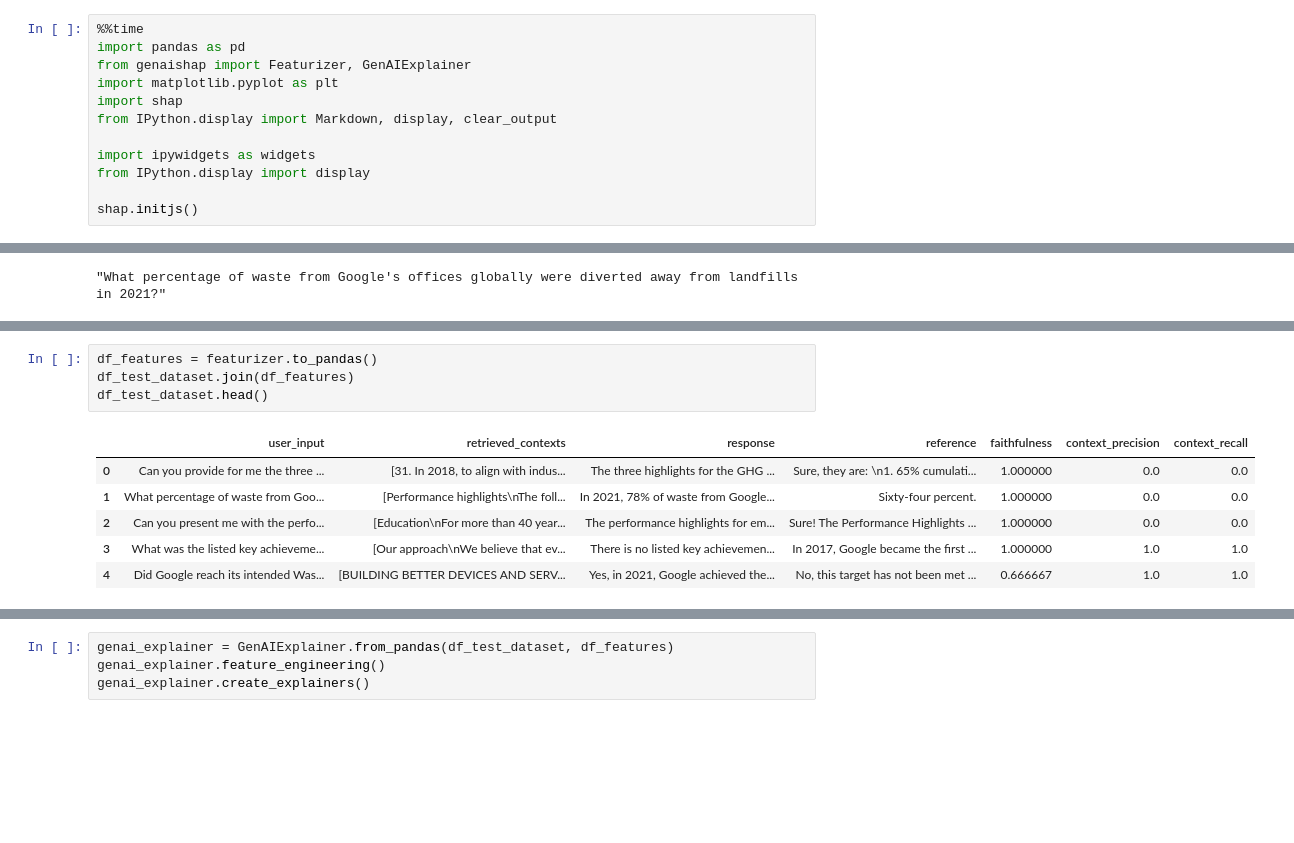
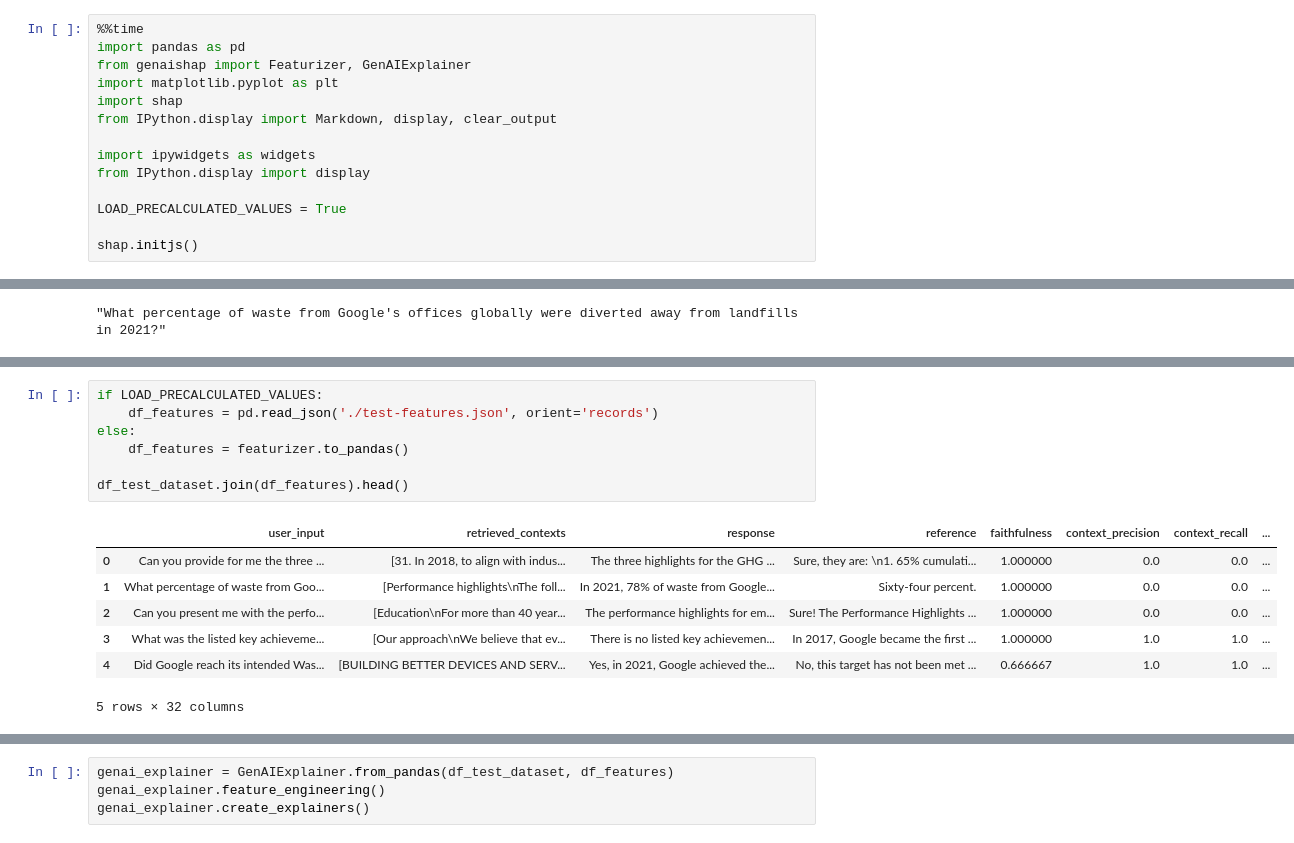
Before and after one commit to gustavo-pabon/tc-2025, a Jupyter notebook: 02-explain metrics.ipynb, the cells around one changed output, grey strips where cells are left out. Drawn from its saved outputs; the diff is of its cells as text; blank space fills up the shorter version.

```diff
--- a/02-explain metrics.ipynb
+++ b/02-explain metrics.ipynb
@@ -40,6 +40,8 @@ from IPython.display import Markdown, display, clear_output
 import ipywidgets as widgets
 from IPython.display import display
 
+LOAD_PRECALCULATED_VALUES = True
+
 shap.initjs()
 # %% [output]
 [interactive output not drawn]
@@ -129,14 +126,18 @@ QOU: What were Amazon's Carbon Intensity values in (C02e per $ of GMS) in the ye
 # %%
-df_features = featurizer.to_pandas()
-df_test_dataset.join(df_features)
-df_test_dataset.head()
+if LOAD_PRECALCULATED_VALUES:
+    df_features = pd.read_json('./test-features.json', orient='records')
+else:
+    df_features = featurizer.to_pandas()
+
+df_test_dataset.join(df_features).head()
 # %% [output]
-|  | user_input | retrieved_contexts | response | reference | faithfulness | context_precision | context_recall |
-| 0 | Can you provide for me the three ... | [31. In 2018, to align with indus... | The three highlights for the GHG ... | Sure, they are: \n1. 65% cumulati... | 1.000000 | 0.0 | 0.0 |
-| 1 | What percentage of waste from Goo... | [Performance highlights\nThe foll... | In 2021, 78% of waste from Google... | Sixty-four percent. | 1.000000 | 0.0 | 0.0 |
-| 2 | Can you present me with the perfo... | [Education\nFor more than 40 year... | The performance highlights for em... | Sure! The Performance Highlights ... | 1.000000 | 0.0 | 0.0 |
-| 3 | What was the listed key achieveme... | [Our approach\nWe believe that ev... | There is no listed key achievemen... | In 2017, Google became the first ... | 1.000000 | 1.0 | 1.0 |
-| 4 | Did Google reach its intended Was... | [BUILDING BETTER DEVICES AND SERV... | Yes, in 2021, Google achieved the... | No, this target has not been met ... | 0.666667 | 1.0 | 1.0 |
+|  | user_input | retrieved_contexts | response | reference | faithfulness | context_precision | context_recall | ... |
+| 0 | Can you provide for me the three ... | [31. In 2018, to align with indus... | The three highlights for the GHG ... | Sure, they are: \n1. 65% cumulati... | 1.000000 | 0.0 | 0.0 | ... |
+| 1 | What percentage of waste from Goo... | [Performance highlights\nThe foll... | In 2021, 78% of waste from Google... | Sixty-four percent. | 1.000000 | 0.0 | 0.0 | ... |
+| 2 | Can you present me with the perfo... | [Education\nFor more than 40 year... | The performance highlights for em... | Sure! The Performance Highlights ... | 1.000000 | 0.0 | 0.0 | ... |
+| 3 | What was the listed key achieveme... | [Our approach\nWe believe that ev... | There is no listed key achievemen... | In 2017, Google became the first ... | 1.000000 | 1.0 | 1.0 | ... |
+| 4 | Did Google reach its intended Was... | [BUILDING BETTER DEVICES AND SERV... | Yes, in 2021, Google achieved the... | No, this target has not been met ... | 0.666667 | 1.0 | 1.0 | ... |
+5 rows × 32 columns
 # %% [markdown]
 # Challenge 3:
 ## Challenge 3 - Step 1: Fit and evaluate regression models using the features of the previous step as inputs and the metrics evaluated as outputs.
```
Also changed, not shown: parts of 10 cells of this notebook, 3 other files.
